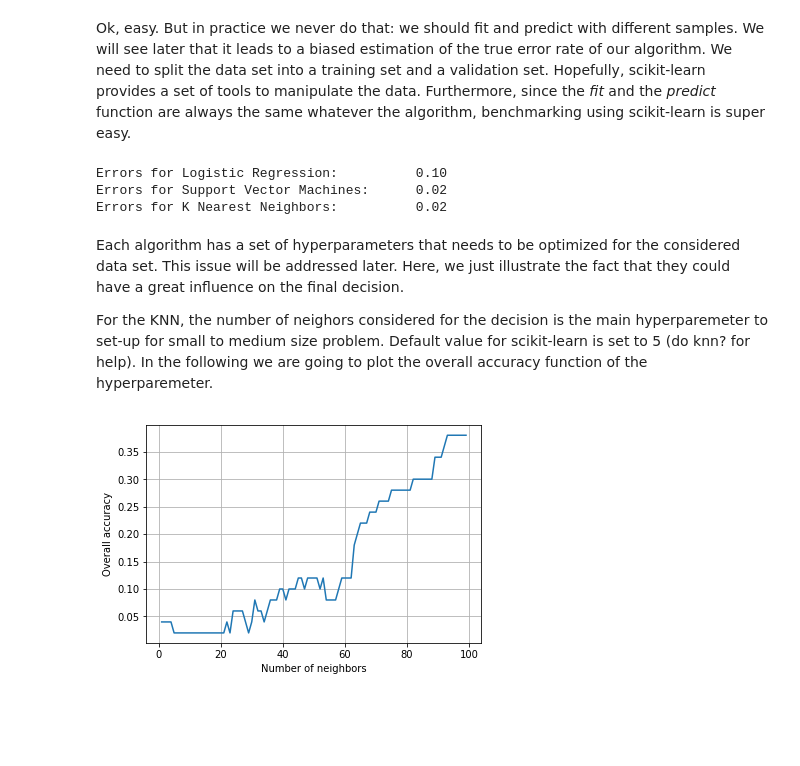
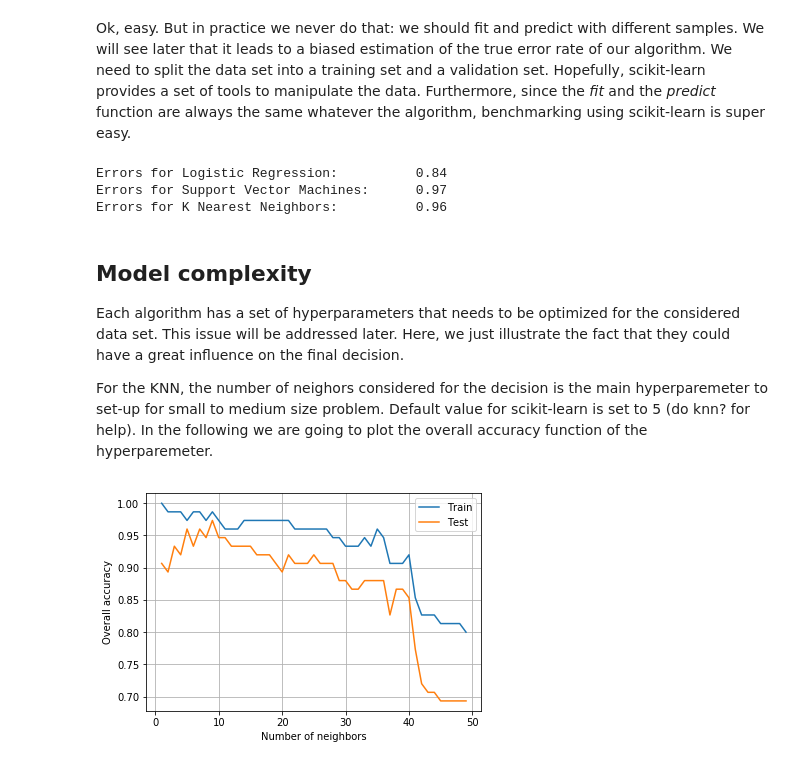
Before and after one commit to mfauvel/DataScience4Geoscience, a Jupyter notebook: Notebook/Introduction to scikit-learn.ipynb, the cells around one changed output. Saved outputs shown, nothing was run; the diff lists cells and outputs as text; code cells hidden in the pictures; blank space fills up the shorter version.

Commit message:
Updates scikit and classif

```diff
--- a/Notebook/Introduction to scikit-learn.ipynb
+++ b/Notebook/Introduction to scikit-learn.ipynb
@@ -63,42 +63,50 @@ Ok, easy. But in practice we never do that: we should fit and predict with diffe
 from sklearn import linear_model, svm
 from sklearn.model_selection import train_test_split
 import scipy as sp
+from sklearn.metrics import accuracy_score
 
 # Init classifier
 classifiers = [linear_model.LogisticRegression(),svm.SVC(kernel='linear'), KNeighborsClassifier()]
 names = ["Logistic Regression", "Support Vector Machines", "K Nearest Neighbors"]
 
 # Split data -> 2/3 for learning & 1/3 for validation
-X_train, X_test, y_train, y_test = train_test_split(iris.data, iris.target, test_size=0.33, random_state=0)
+X_train, X_test, y_train, y_test = train_test_split(iris.data, iris.target, test_size=0.5, random_state=0)
 
 for clf,name in zip(classifiers,names):
     clf.fit(X_train, y_train)
     y_pred = clf.predict(X_test) # predict the label of X_test from X_train and y_train
-    error = (1 - sp.mean(y_pred == y_test)) # Compute the overall accuracy
+    error = accuracy_score(y_test, y_pred) # Compute the overall accuracy
     print('Errors for {1}: \t {0:.2f}'.format(error,name)) # \t means "tabular" space, and {0:.2f}
                                                            # means we print only two first decimal
 # %% [output]
-Errors for Logistic Regression:          0.10
-Errors for Support Vector Machines:      0.02
-Errors for K Nearest Neighbors:          0.02
+Errors for Logistic Regression:          0.84
+Errors for Support Vector Machines:      0.97
+Errors for K Nearest Neighbors:          0.96
 # %% [markdown]
+## Model complexity
 Each algorithm has a set of hyperparameters that needs to be optimized for the considered data set. This issue will be addressed later. Here, we just illustrate the fact that they could have a great influence on the final decision.
 
 For the KNN, the number of neighors considered for the decision is the main hyperparemeter to set-up for small to medium size problem. Default value for scikit-learn is set to 5 (do knn? for help). In the following we are going to plot the overall accuracy function of the hyperparemeter.
 # %%
 knn?
 # %%
-neighbors = sp.arange(1,X_train.shape[0])
-errors = []
-knn = KNeighborsClassifier()
-knn.fit(X_train, y_train) # With KNN there is no fitting: just copy the training data
+neighbors = sp.arange(1,50)
+errors_train, errors_validation = [], []
 for n_ in neighbors:
-    knn.set_params(n_neighbors=n_)
+    knn = KNeighborsClassifier(n_neighbors=n_)
+    knn.fit(X_train, y_train)
+
+    y_pred = knn.predict(X_train)
+    errors_train.append(accuracy_score(y_train, y_pred))
+
     y_pred = knn.predict(X_test)
-    errors.append(1 - sp.mean(y_pred == y_test))
-plt.plot(neighbors,errors)
+    errors_validation.append(accuracy_score(y_test, y_pred))
+
+plt.plot(neighbors,errors_train)
+plt.plot(neighbors,errors_validation)
+plt.legend(["Train", "Test"])
 plt.xlabel("Number of neighbors")
 plt.ylabel("Overall accuracy")
 plt.grid()
 # %% [output]
-[figure, old version]
+[figure, new version]
```
